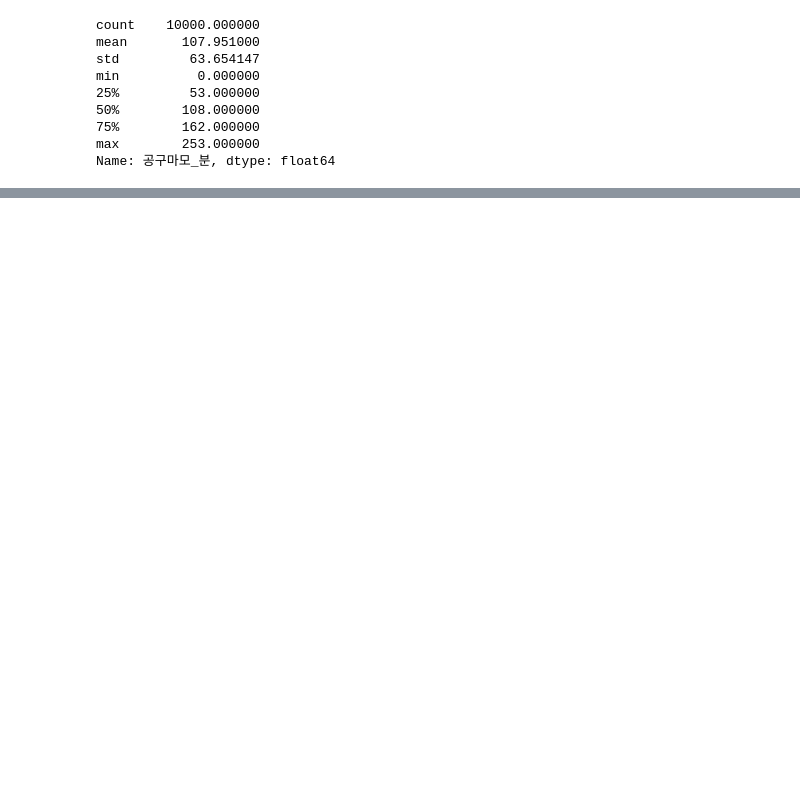
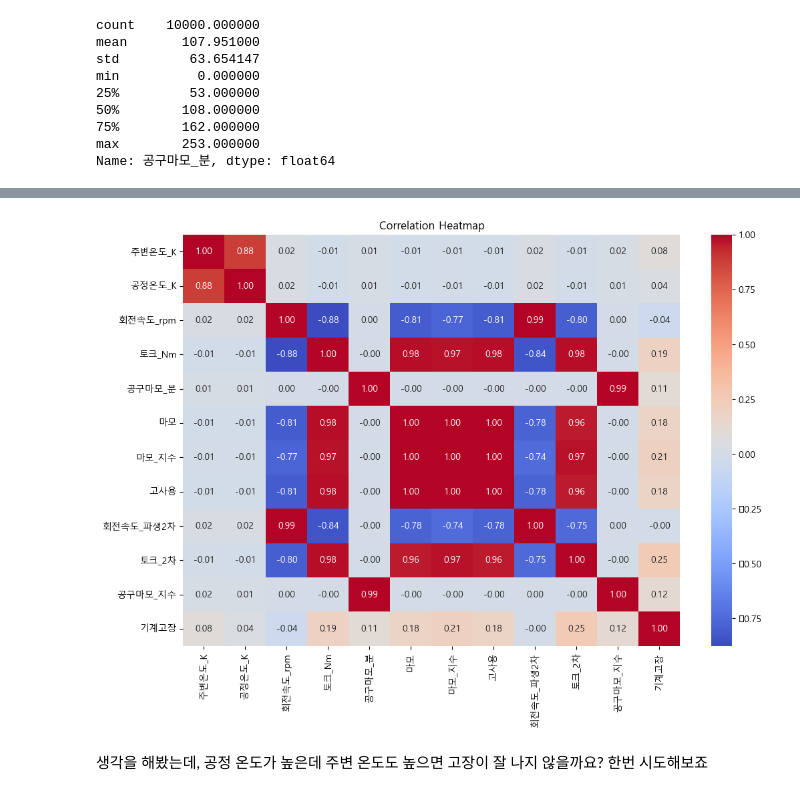
Before and after one commit to parkjunsu3321/Milling_Machine_Predictive, a Jupyter notebook: EDA/EDA.ipynb, the cells around one changed output, grey strips where cells are left out. Saved outputs shown, nothing was run; the diff lists cells and outputs as text; code cells hidden in the pictures; blank space fills up the shorter version.

```diff
--- a/EDA/EDA.ipynb
+++ b/EDA/EDA.ipynb
@@ -432,0 +473,40 @@ torque_failure
+# %%
+import numpy as np
+from sklearn.preprocessing import MinMaxScaler
+
+# 1. 공구마모 시간 스케일링
+scaler = MinMaxScaler()
+
+df_fail['공구마모_스케일'] = scaler.fit_transform(
+    df_fail[['공구마모_분']]
+)
+
+# 2. 지수함수화
+df_fail['공구마모_지수'] = np.exp(
+    df_fail['공구마모_스케일']
+)
+
+df_fail = df_fail.drop(columns=['공구마모_스케일'])
+# %%
+import matplotlib.pyplot as plt
+import seaborn as sns
+
+plt.figure(figsize=(12, 8))
+
+df_fail = df_fail[[c for c in df_fail if c != '기계고장'] + ['기계고장']]
+
+corr = df_fail.corr(numeric_only=True)
+
+sns.heatmap(
+    corr,
+    annot=True,
+    cmap="coolwarm",
+    fmt=".2f"
+)
+
+plt.title("Correlation Heatmap")
+plt.show()
+# %% [output]
+[figure, added]
+# %% [markdown]
+생각을 해봤는데, 공정 온도가 높은데 주변 온도도 높으면 고장이 잘 나지 않을까요? 한번 시도해보죠
```
Also changed, not shown: parts of 18 cells of this notebook.
